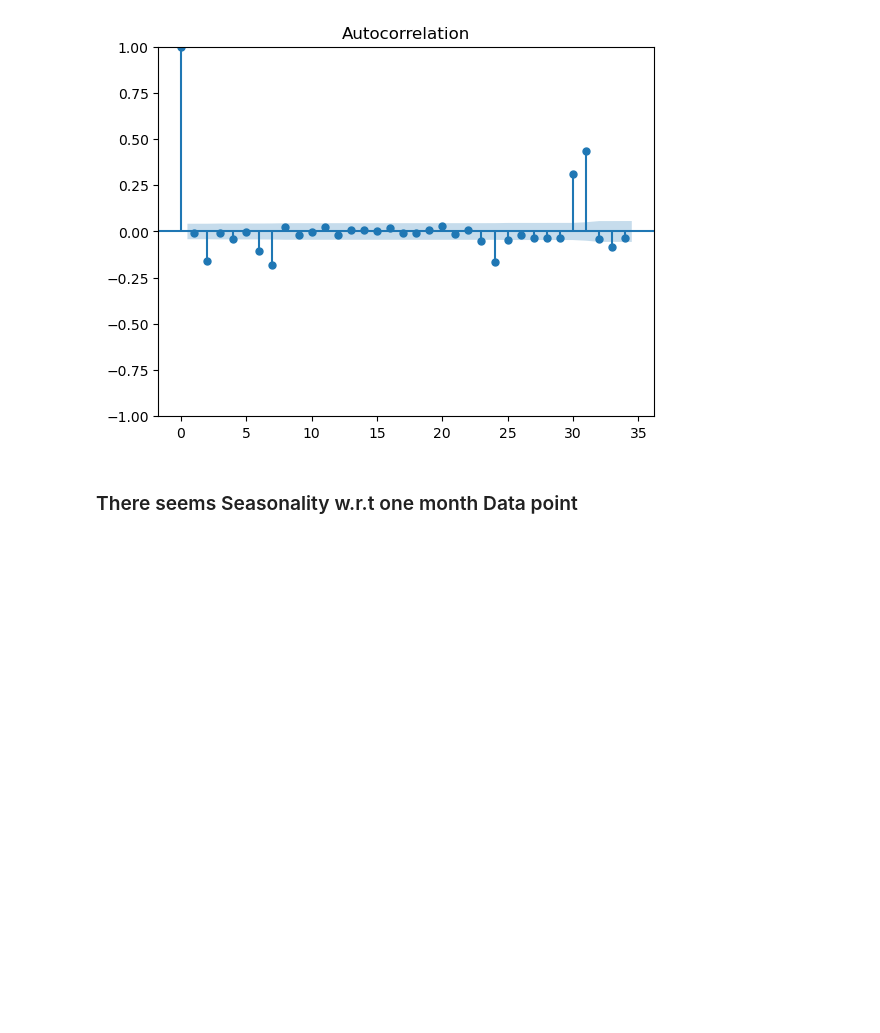
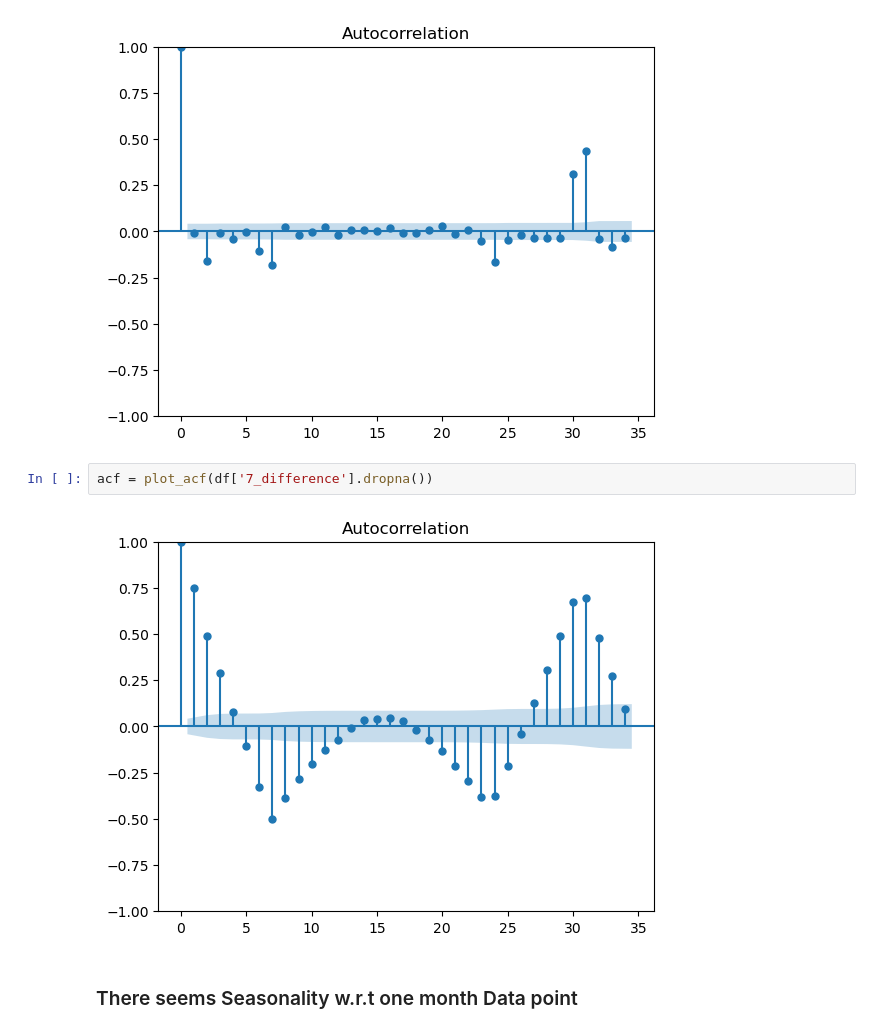
Before and after one commit to RadhaRamanJha/Gold-Price-Prediction, a Jupyter notebook: gold_price_prediction_EDA.ipynb, the cells around one changed output. Drawn from its saved outputs; the diff is of its cells as text; blank space fills up the shorter version.

```diff
--- a/gold_price_prediction_EDA.ipynb
+++ b/gold_price_prediction_EDA.ipynb
@@ -457,6 +459,10 @@ from statsmodels.graphics.tsaplots import plot_acf,plot_pacf
 acf = plot_acf(df['First_difference'].dropna())
 # %% [output]
 [figure]
+# %%
+acf = plot_acf(df['7_difference'].dropna())
+# %% [output]
+[figure, added]
 # %% [markdown]
 ### There seems Seasonality w.r.t one month Data point
 # %%
```
Also changed, not shown: parts of 18 cells of this notebook.
